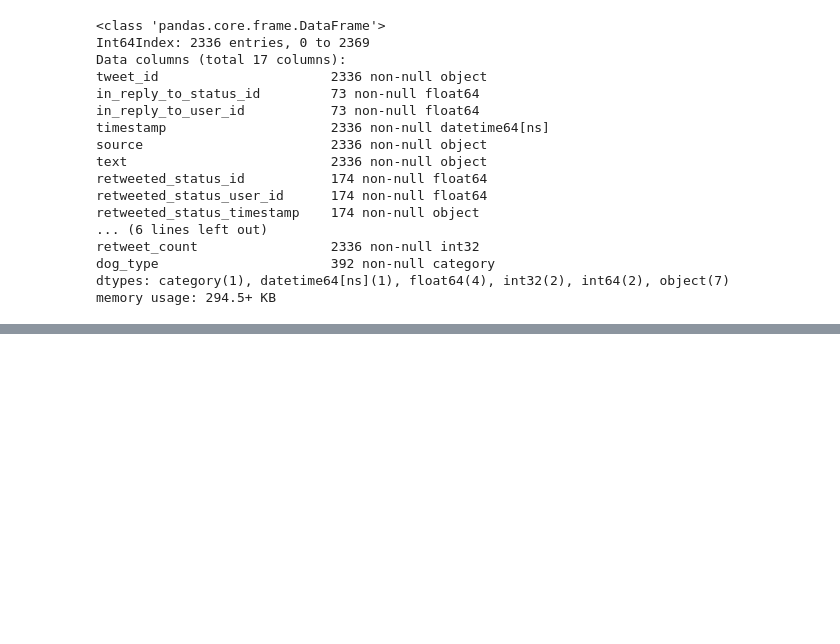
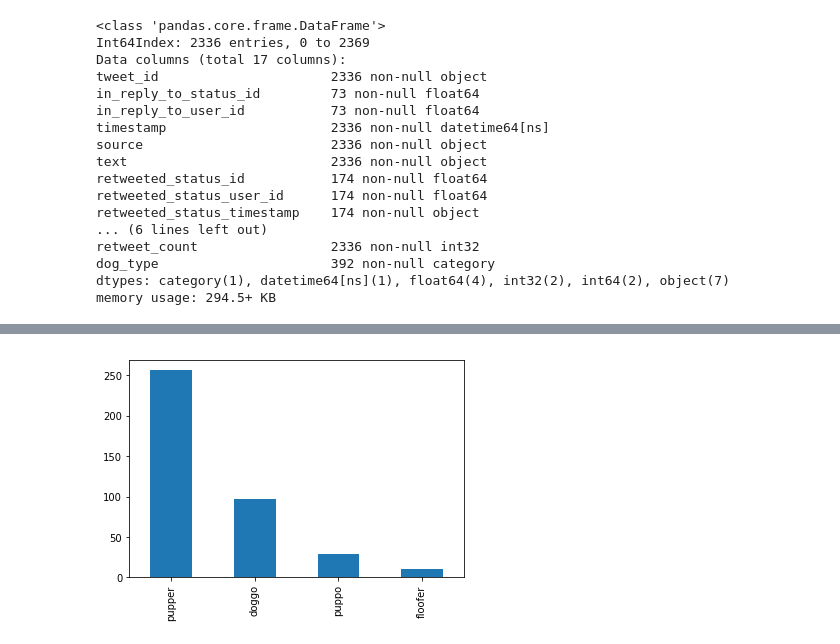
Before and after one commit to john-coletta/pupper-project, a Jupyter notebook: pupper-project.ipynb, the cells around one changed output, grey strips where cells are left out. Saved outputs shown, nothing was run; the diff lists cells and outputs as text; code cells hidden in the pictures; blank space fills up the shorter version.

```diff
--- a/pupper-project.ipynb
+++ b/pupper-project.ipynb
@@ -383,0 +443,4 @@ memory usage: 294.5+ KB
+# %%
+tweets_df.dog_type.value_counts().plot(kind='bar');
+# %% [output]
+[figure, added]
```
Also changed, not shown: parts of 15 cells of this notebook.
